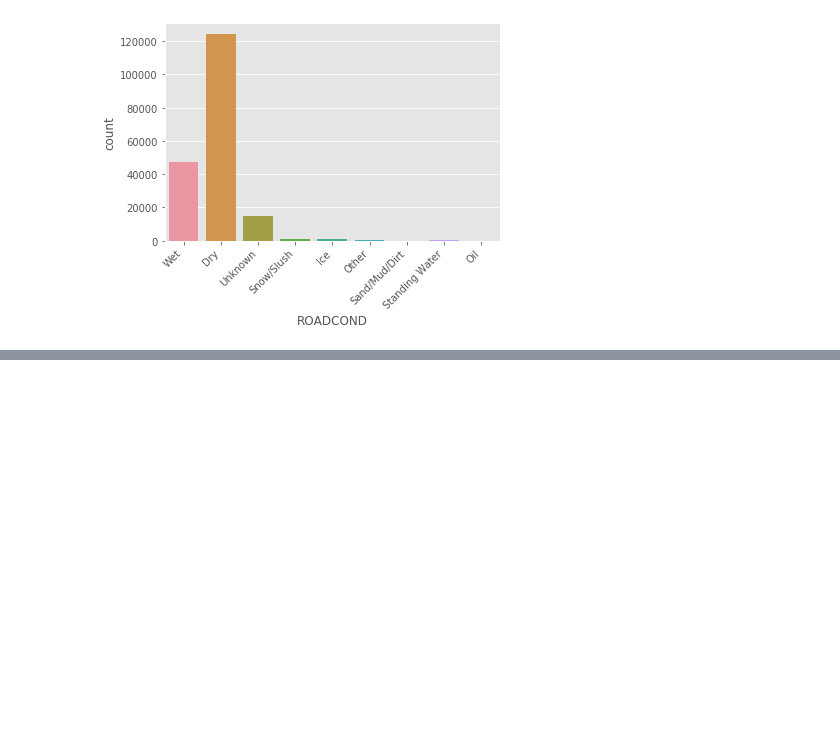
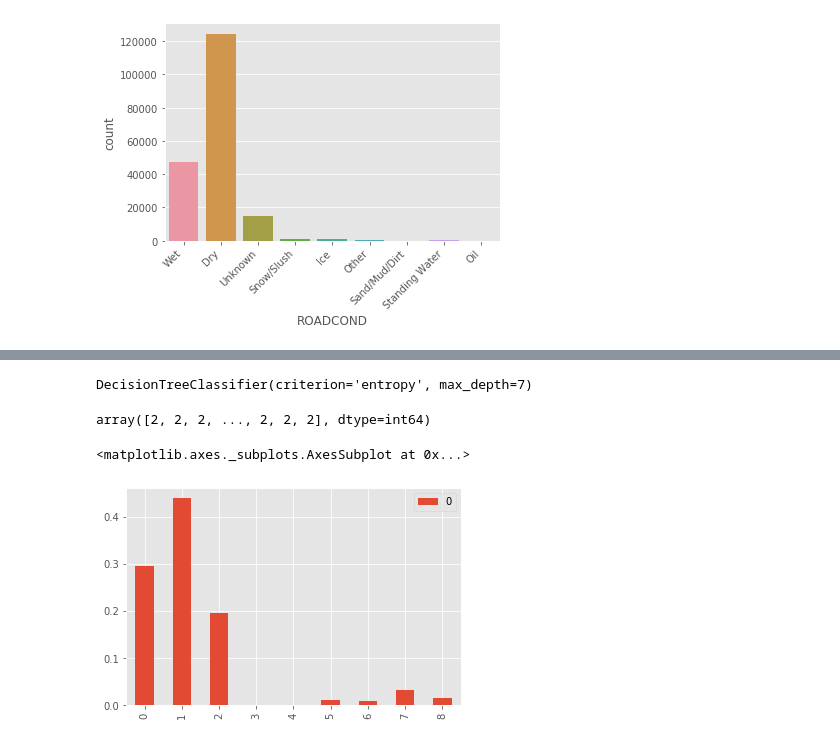
Before and after one commit to maheshcheetirala/IBM-Car-AccidentseverityPrediction, a Jupyter notebook: car accident severity prediction.ipynb, the cells around one changed output, grey strips where cells are left out. Cells and saved outputs as stored; diff of their text form; code cells hidden in the pictures; blank space fills up the shorter version.

```diff
--- a/car accident severity prediction.ipynb
+++ b/car accident severity prediction.ipynb
@@ -378,6 +429,0 @@ y_test.shape
-# %%
-tree_model = DecisionTreeClassifier(criterion='entropy', max_depth=5)
-tree_model.fit(x_train, y_train)
-print(tree_model)
-yhat1 = tree_model.predict(x_test)
-print('The accuracy of the decision tree classifier is {} with a max_depth of 5'.format(accuracy_score(y_test, yhat1)))
@@ -386,0 +465,6 @@ The accuracy of the decision tree classifier is 0.5664690939881456 with a max_de
+# %%
+from sklearn.tree import DecisionTreeClassifier
+CLTree=DecisionTreeClassifier(max_depth=7,criterion='entropy')
+CLTree.fit(X_train,y_train)
+# %% [output]
+DecisionTreeClassifier(criterion='entropy', max_depth=7)
@@ -386,0 +473,13 @@ The accuracy of the decision tree classifier is 0.5664690939881456 with a max_de
+# %%
+TreePred
+# %% [output]
+array([2, 2, 2, ..., 2, 2, 2], dtype=int64)
+# %%
+importance=CLTree.feature_importances_
+# %%
+df6=pd.DataFrame(importance)
+# %%
+df6.plot(kind='bar') # from this feature importance its evident that driver inattentive is the major cause for collisions
+# %% [output]
+<matplotlib.axes._subplots.AxesSubplot at 0x...>
+[figure, added]
```
Also changed, not shown: parts of 28 cells of this notebook, 1 other file.
